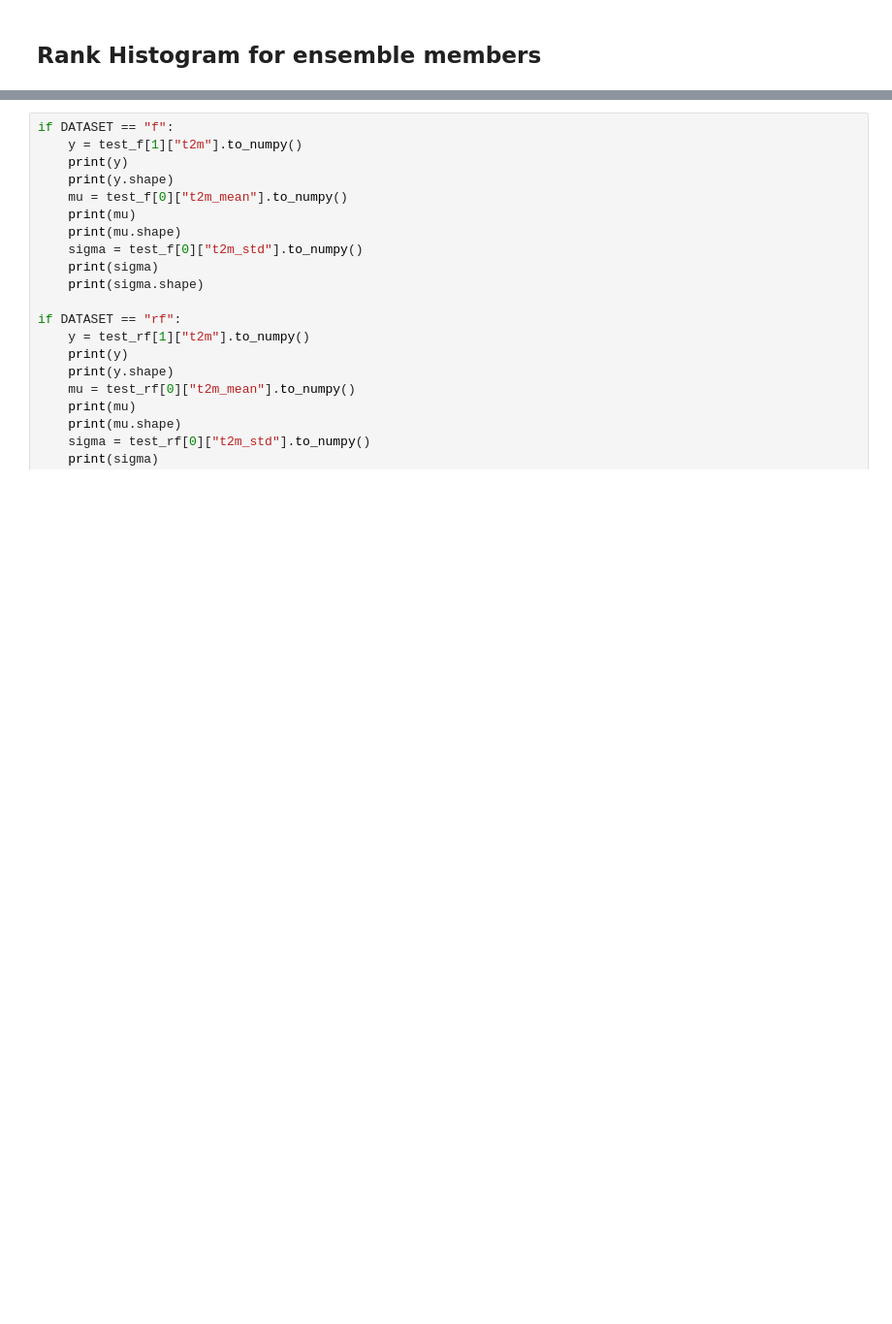
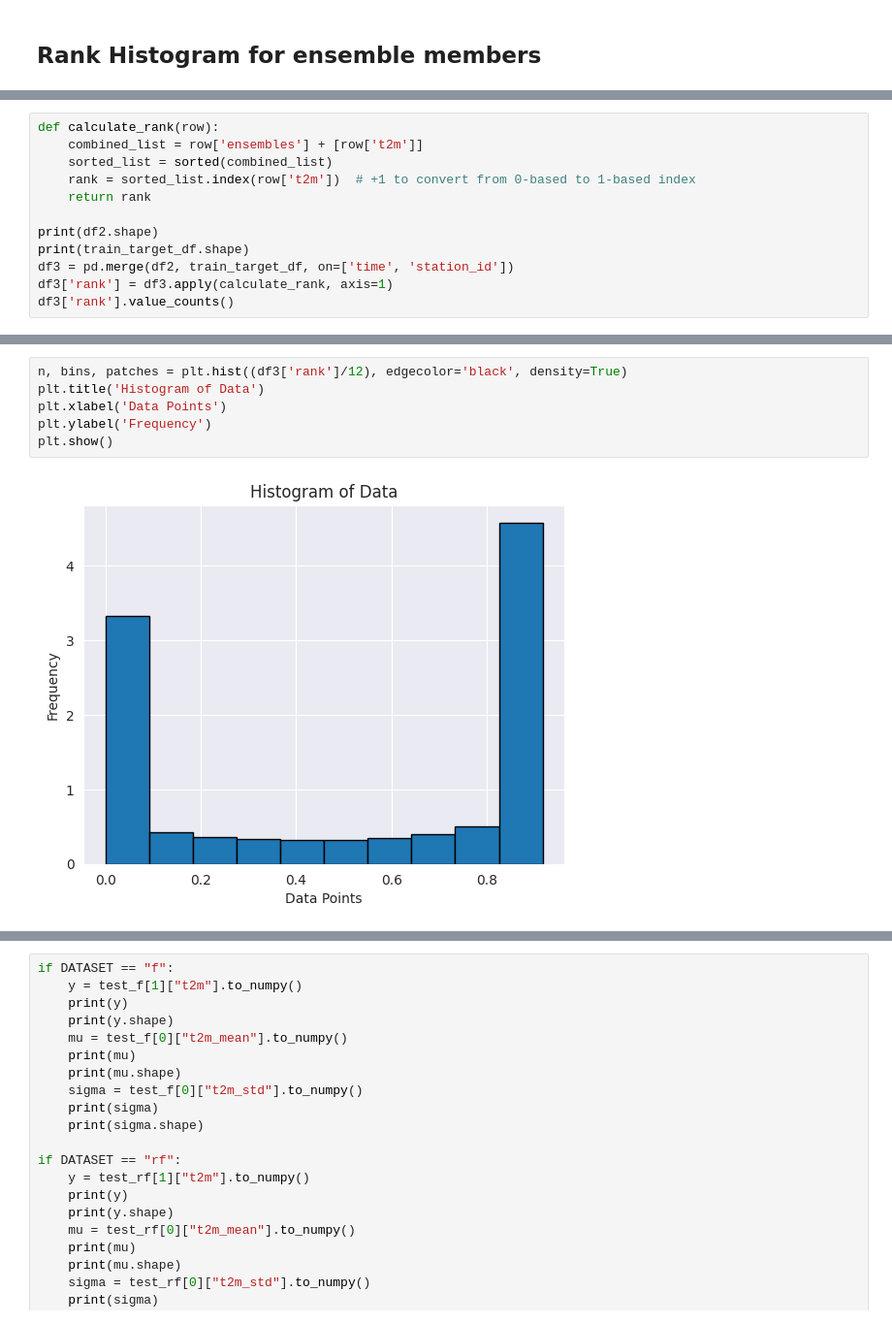
Before and after one commit to leachen01/gnnpp, a Jupyter notebook: exploration/drn_run.ipynb, the cells around one changed output, grey strips where cells are left out. Shown at 97% size. Saved outputs shown, nothing was run; the diff lists cells and outputs as text; blank space fills up the shorter version.

Commit message:
plot 1 and plot 2

```diff
--- a/exploration/drn_run.ipynb
+++ b/exploration/drn_run.ipynb
@@ -1129,0 +1117,12 @@ test_f[0]
+# %%
+def calculate_rank(row):
+    combined_list = row['ensembles'] + [row['t2m']]
+    sorted_list = sorted(combined_list)
+    rank = sorted_list.index(row['t2m'])  # +1 to convert from 0-based to 1-based index
+    return rank
+
+print(df2.shape)
+print(train_target_df.shape)
+df3 = pd.merge(df2, train_target_df, on=['time', 'station_id'])
+df3['rank'] = df3.apply(calculate_rank, axis=1)
+df3['rank'].value_counts()
@@ -1129,0 +1146,8 @@ test_f[0]
+# %%
+n, bins, patches = plt.hist((df3['rank']/12), edgecolor='black', density=True)
+plt.title('Histogram of Data')
+plt.xlabel('Data Points')
+plt.ylabel('Frequency')
+plt.show()
+# %% [output]
+[figure, added]
```
Also changed, not shown: parts of 3 cells of this notebook, 19 other files.
